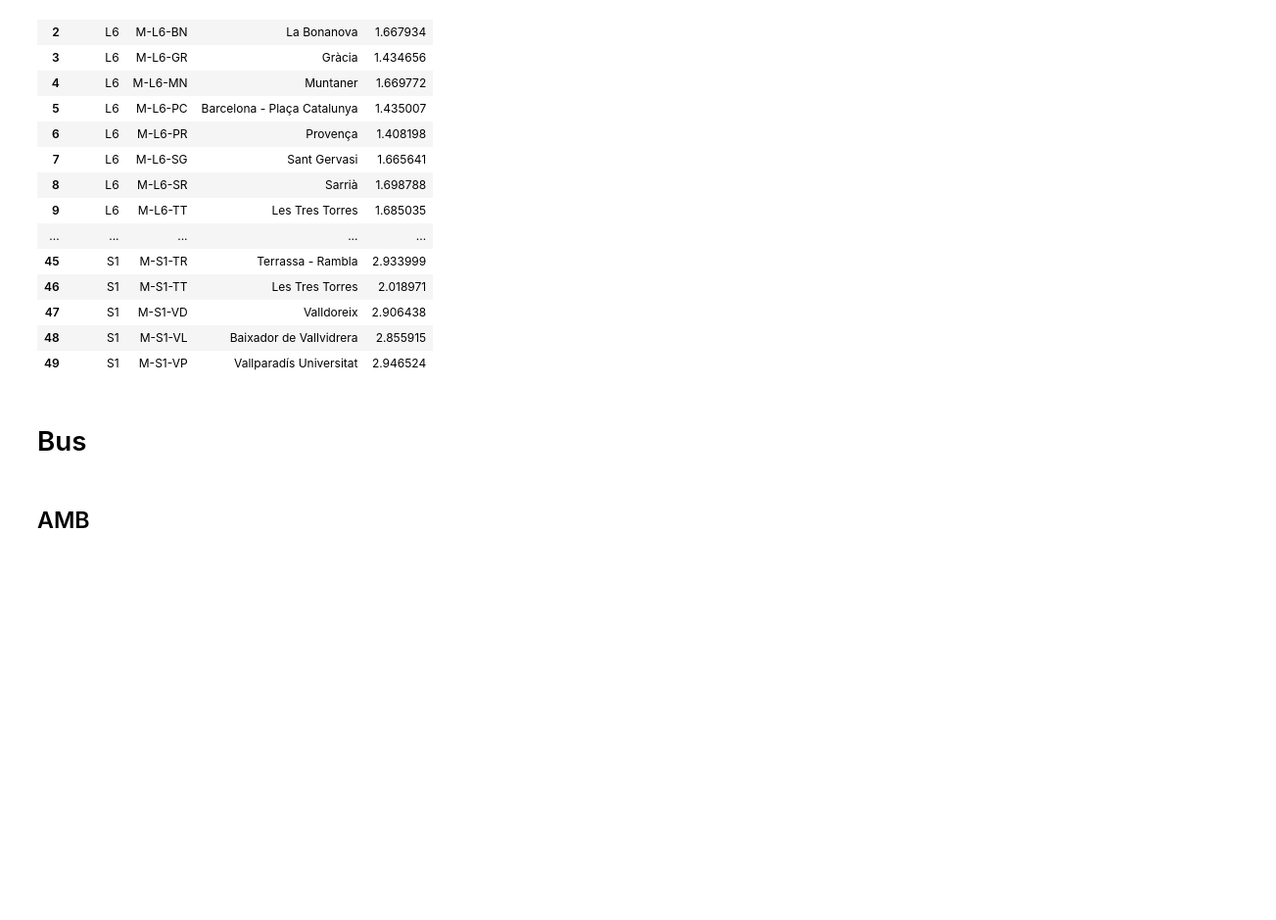
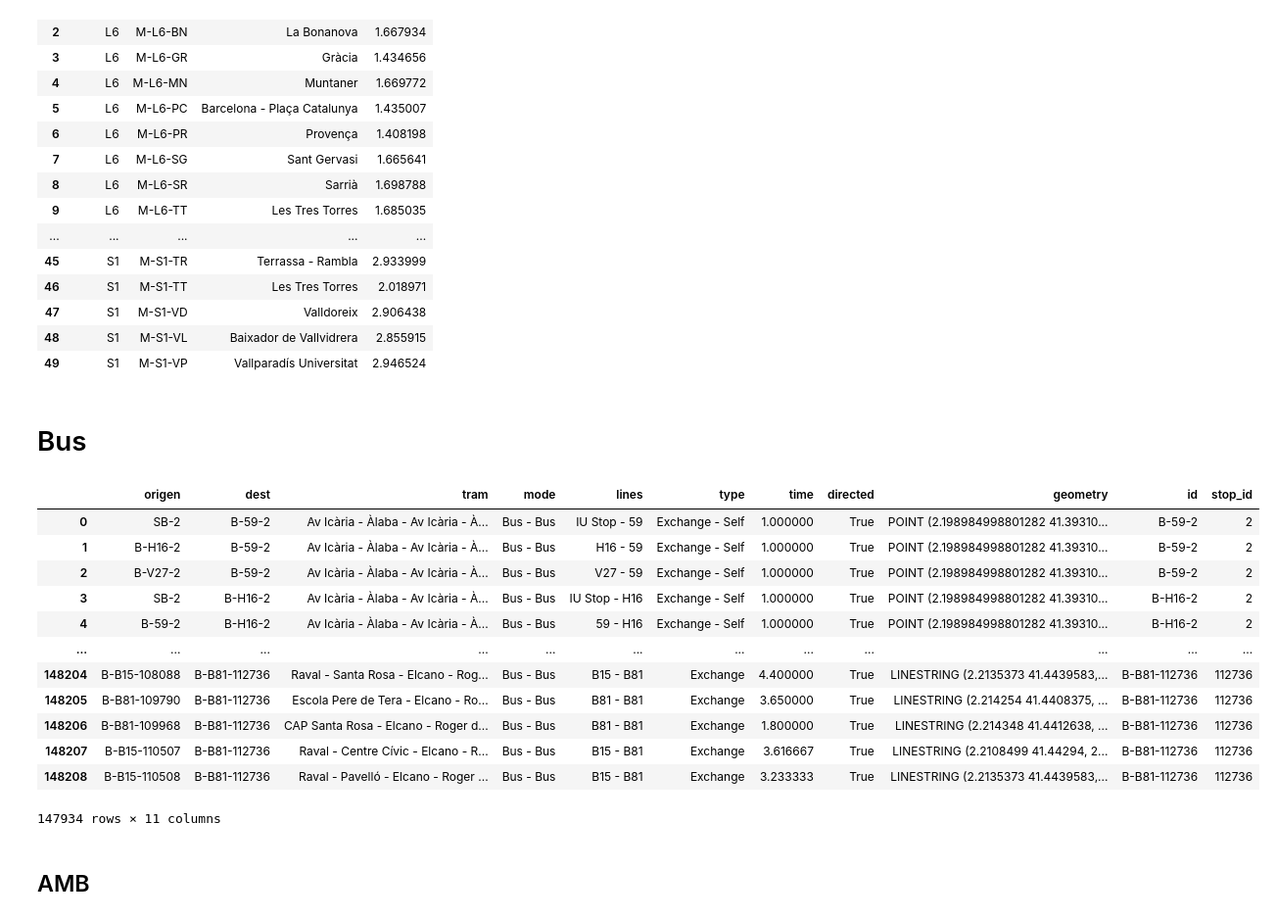
Before and after one commit to bmantepe/stop-location, a Jupyter notebook: 15-Wait-Times.ipynb, the cells around one changed output. Shown at 98% size. Saved outputs shown, nothing was run; the diff lists cells and outputs as text; code cells hidden in the pictures; blank space fills up the shorter version.

```diff
--- a/15-Wait-Times.ipynb
+++ b/15-Wait-Times.ipynb
@@ -10,8 +10,5 @@ metro = pd.read_csv('Nodes/Metro.csv')
 tram = pd.read_csv('Nodes/Tram.csv')
 
 all_stops = pd.concat([ bus, fgc, metro, tram], ignore_index=True)
-all_stops['geometry']= all_stops['geometry'].apply(wkt.loads)
-all_stops = gpd.GeoDataFrame(all_stops, geometry='geometry', crs="EPSG:4326")
 
 exchange_edges = pd.read_csv('Edges/Exchanges.csv')
-exchange_edges
@@ -191,6 +220,21 @@ exchange_edges_fgc = exchange_edges_fgc[['origen', 'dest', 'tram', 'mode','lines
 # Bus
 # %%
 exchange_edges_bus = exchange_edges[exchange_edges['dest'].str.startswith('B')]
+exchange_edges_bus
+# %% [output]
+|  | origen | dest | tram | mode | lines | type | time | directed | geometry | id | stop_id |
+| 0 | SB-2 | B-59-2 | Av Icària - Àlaba - Av Icària - À... | Bus - Bus | IU Stop - 59 | Exchange - Self | 1.000000 | True | POINT (2.198984998801282 41.39310... | B-59-2 | 2 |
+| 1 | B-H16-2 | B-59-2 | Av Icària - Àlaba - Av Icària - À... | Bus - Bus | H16 - 59 | Exchange - Self | 1.000000 | True | POINT (2.198984998801282 41.39310... | B-59-2 | 2 |
+| 2 | B-V27-2 | B-59-2 | Av Icària - Àlaba - Av Icària - À... | Bus - Bus | V27 - 59 | Exchange - Self | 1.000000 | True | POINT (2.198984998801282 41.39310... | B-59-2 | 2 |
+| 3 | SB-2 | B-H16-2 | Av Icària - Àlaba - Av Icària - À... | Bus - Bus | IU Stop - H16 | Exchange - Self | 1.000000 | True | POINT (2.198984998801282 41.39310... | B-H16-2 | 2 |
+| 4 | B-59-2 | B-H16-2 | Av Icària - Àlaba - Av Icària - À... | Bus - Bus | 59 - H16 | Exchange - Self | 1.000000 | True | POINT (2.198984998801282 41.39310... | B-H16-2 | 2 |
+| ... | ... | ... | ... | ... | ... | ... | ... | ... | ... | ... | ... |
+| 148204 | B-B15-108088 | B-B81-112736 | Raval - Santa Rosa - Elcano - Rog... | Bus - Bus | B15 - B81 | Exchange | 4.400000 | True | LINESTRING (2.2135373 41.4439583,... | B-B81-112736 | 112736 |
+| 148205 | B-B81-109790 | B-B81-112736 | Escola Pere de Tera - Elcano - Ro... | Bus - Bus | B81 - B81 | Exchange | 3.650000 | True | LINESTRING (2.214254 41.4408375, ... | B-B81-112736 | 112736 |
+| 148206 | B-B81-109968 | B-B81-112736 | CAP Santa Rosa - Elcano - Roger d... | Bus - Bus | B81 - B81 | Exchange | 1.800000 | True | LINESTRING (2.214348 41.4412638, ... | B-B81-112736 | 112736 |
+| 148207 | B-B15-110507 | B-B81-112736 | Raval - Centre Cívic - Elcano - R... | Bus - Bus | B15 - B81 | Exchange | 3.616667 | True | LINESTRING (2.2108499 41.44294, 2... | B-B81-112736 | 112736 |
+| 148208 | B-B15-110508 | B-B81-112736 | Raval - Pavelló - Elcano - Roger ... | Bus - Bus | B15 - B81 | Exchange | 3.233333 | True | LINESTRING (2.2135373 41.4439583,... | B-B81-112736 | 112736 |
+147934 rows × 11 columns
 # %% [markdown]
 ## AMB
 # %%
```
Also changed, not shown: parts of 43 cells of this notebook, 9 other files.
